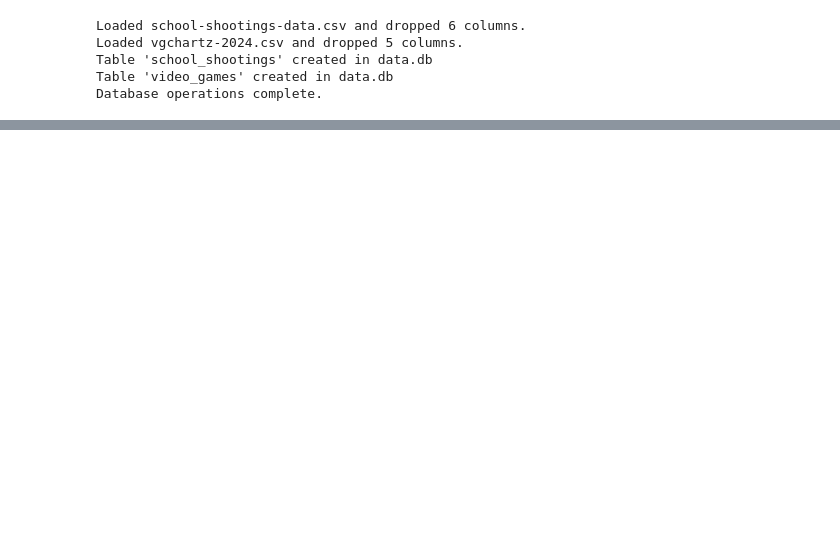
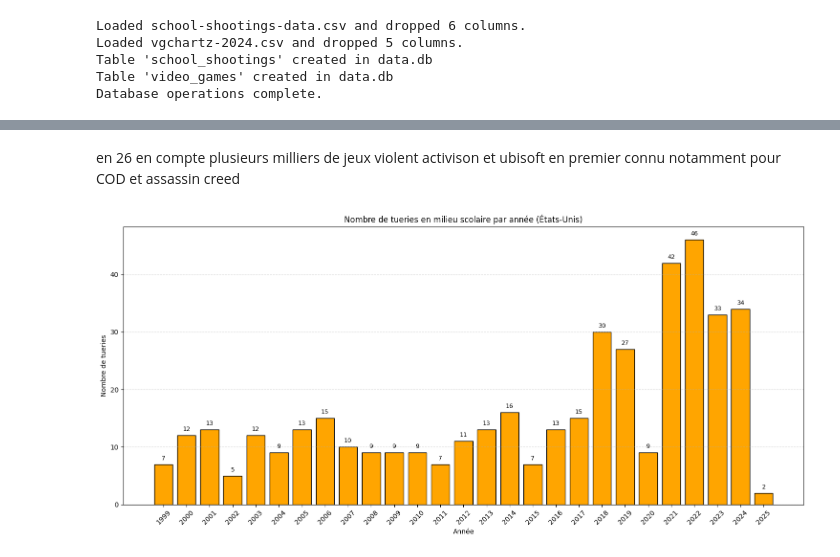
Before and after one commit to RAbdGen/Analyse-Jeux-video-Violence-USA, a Jupyter notebook: projet.ipynb, the cells around one changed output, grey strips where cells are left out. Cells and saved outputs as stored; diff of their text form; code cells hidden in the pictures; blank space fills up the shorter version.

```diff
--- a/projet.ipynb
+++ b/projet.ipynb
@@ -144,0 +292,40 @@ Database operations complete.
+# %% [markdown]
+en 26 en compte plusieurs milliers de jeux violent activison et ubisoft en premier connu notamment pour COD et assassin creed
+# %%
+import pandas as pd
+import sqlite3
+import matplotlib.pyplot as plt
+# 1. Connexion à la base de données
+conn = sqlite3.connect('./data.db')
+# 2. Requête SQL pour compter les tueries par année
+# On utilise la colonne 'year' déjà présente dans la table school_shootings
+query = """
+SELECT
+    year,
+    COUNT(*) AS shooting_count
+FROM school_shootings
+WHERE year IS NOT NULL
+GROUP BY year
+ORDER BY year ASC
+"""
+# 3. Charger les données dans un DataFrame pandas
+df = pd.read_sql_query(query, conn)
+# 4. Création du graphique à barres
+plt.figure(figsize=(15, 7))
+bars = plt.bar(df['year'].astype(str), df['shooting_count'], color='orange', edgecolor='black')
+ # Ajouter le nombre exact au-dessus de chaque barre
+for bar in bars:
+    yval = bar.get_height()
+    plt.text(bar.get_x() + bar.get_width()/2, yval + 0.5, int(yval), ha='center', va='bottom', fontsize=9)
+plt.xlabel('Année')
+plt.ylabel('Nombre de tueries')
+plt.title('Nombre de tueries en milieu scolaire par année (États-Unis)')
+plt.xticks(rotation=45)
+plt.grid(axis='y', linestyle='--', alpha=0.5)
+plt.tight_layout()
+# Afficher le graphique
+plt.show()
+# Fermer la connexion
+conn.close()
+# %% [output]
+[figure, added]
```
Also changed, not shown: parts of 11 cells of this notebook, 1 other file.
